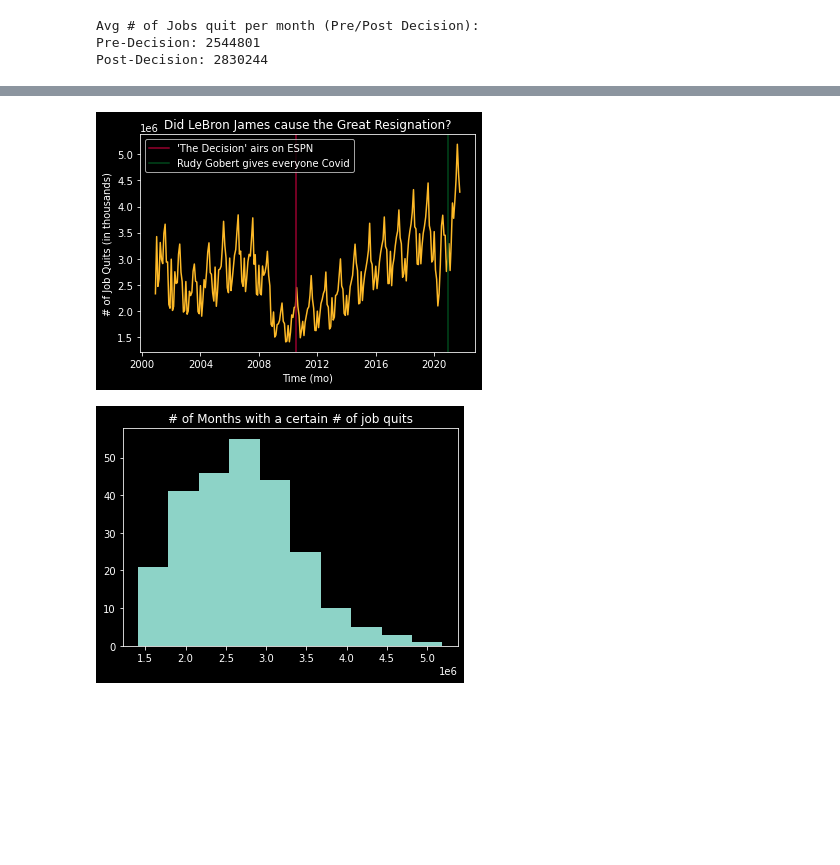
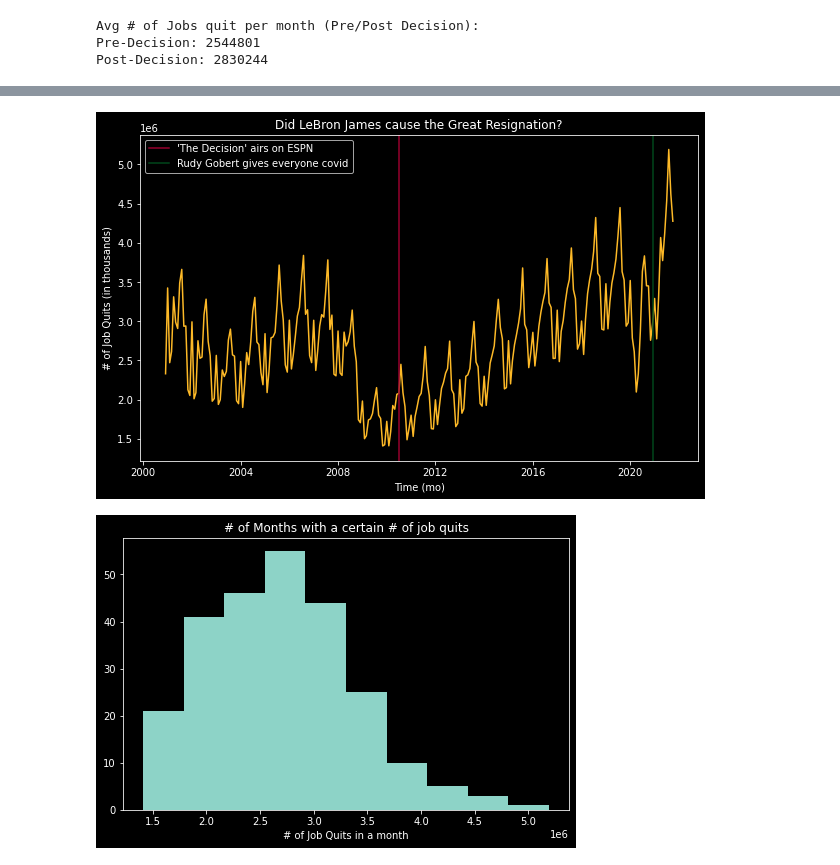
Before and after one commit to andrewbowen19/nbaGreatResignation, a Jupyter notebook: job_data_vis.ipynb, the cells around one changed output, grey strips where cells are left out. Saved outputs shown, nothing was run; the diff lists cells and outputs as text; code cells hidden in the pictures; blank space fills up the shorter version.

```diff
--- a/job_data_vis.ipynb
+++ b/job_data_vis.ipynb
@@ -57,25 +56,26 @@ f.savefig(os.path.join("img", "barplot_pre&post_quits.png"))
 # %%
 # Plotting line graph of quits with decision airdate in red
-f,ax = plt.subplots()
+f,ax = plt.subplots(figsize=(10,6))
 ax.plot(df['date'], df['total_quits'], c='#FDB927')
 ax.set_xlabel('Time (mo)')
 ax.set_ylabel("# of Job Quits (in thousands)")
 ax.set_title("Did LeBron James cause the Great Resignation?")
 plt.axvline(the_decision, c='#98002E', label="'The Decision' airs on ESPN")
-plt.axvline(rudy_gobert, c='#00471b', label='Rudy Gobert gives everyone Covid')
+plt.axvline(rudy_gobert, c='#00471b', label='Rudy Gobert gives everyone covid')
 ax.legend()
 plt.show()
 
 f.savefig(os.path.join("img", "time_series_jobquits.png"))
 # %% [output]
-[figure, old version]
+[figure, new version]
 # %%
 # Let's look at a histogram of job quits
-
-plt.hist(df['total_quits'])
-plt.title('# of Months with a certain # of job quits')
+f, ax = plt.subplots(figsize=(8,5))
+ax.hist(df['total_quits'])
+ax.set_title('# of Months with a certain # of job quits')
+ax.set_xlabel('# of Job Quits in a month')
 plt.show()
 # %% [output]
-[figure, old version]
+[figure, new version]
 # %%
 # Testing job quits time series for statistical significance
```
Also changed, not shown: parts of 15 cells of this notebook, 6 other files.
